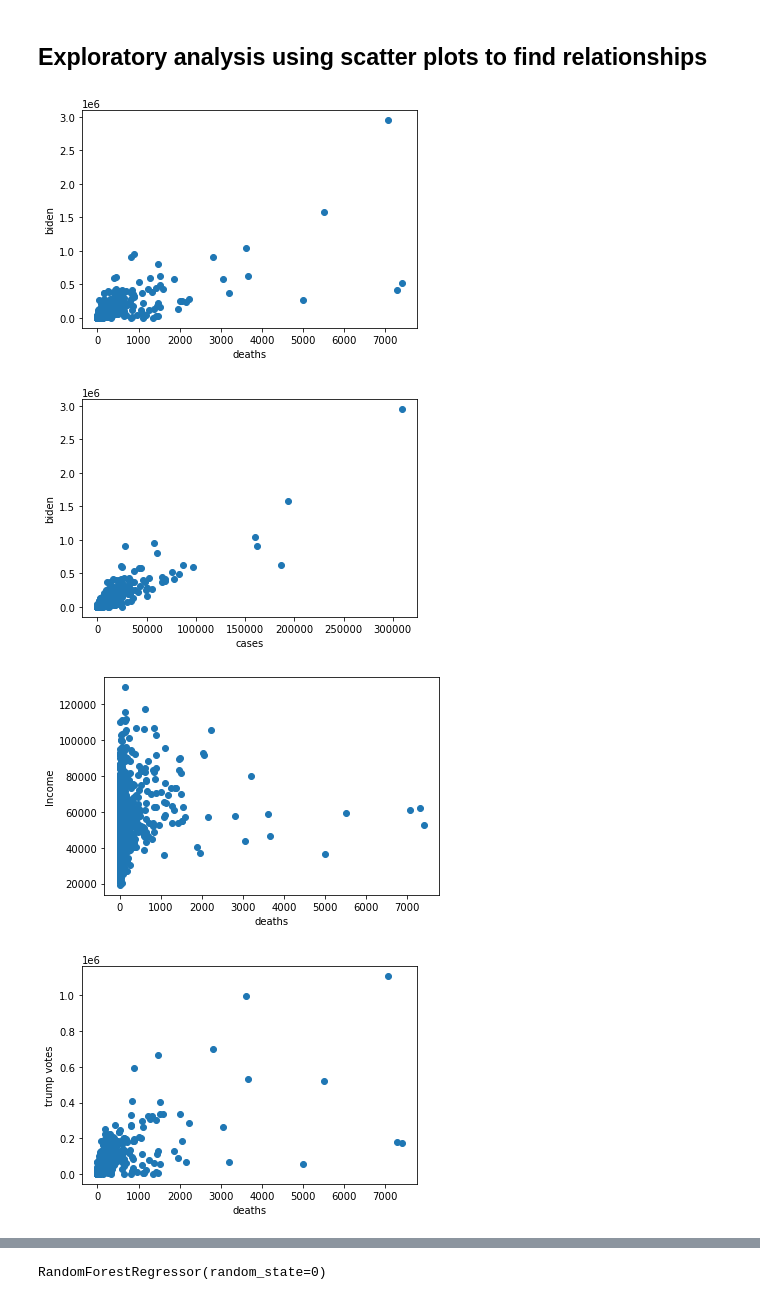
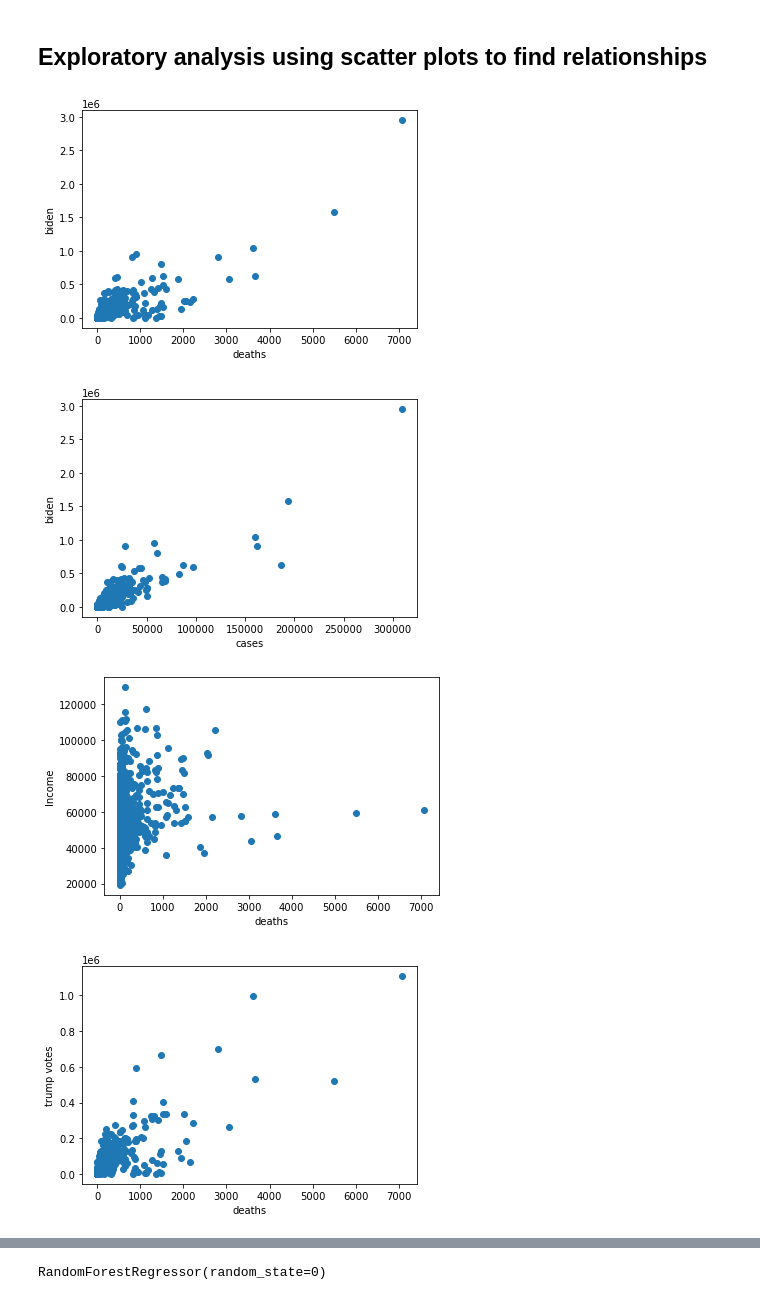
Before and after one commit to stephenanayashilliard/Covid_and_Politics, a Jupyter notebook: ml_seg1/segment_1_ml_deliverable.ipynb, the cells around one changed output, grey strips where cells are left out. Cells and saved outputs as stored; diff of their text form; code cells hidden in the pictures.

```diff
--- a/ml_seg1/segment_1_ml_deliverable.ipynb
+++ b/ml_seg1/segment_1_ml_deliverable.ipynb
@@ -15,6 +15,6 @@ from sklearn.metrics import confusion_matrix, accuracy_score, classification_rep
 from sklearn import metrics
 # %%
 # read in csv as dataframe
-df = pd.read_csv("county_statistics_for_model.csv", index_col=0)
+df = pd.read_csv('https://mydataclassdb-bucket.s3.amazonaws.com/covid_and_politics_db.csv')
 df.head()
 # %% [output]
@@ -28,5 +28,5 @@ df.head()
 # %%
 # drop unnecessary rows
-df = df.drop(['percentage16_Donald_Trump', 'percentage16_Hillary_Clinton', 'total_votes16', 'votes16_Donald_Trump', 'votes16_Hillary_Clinton', 'lat', 'long'], axis = 1)
+df = df.drop(['county','state','county_state','lat', 'long'], axis = 1)
 df.columns
 # %% [output]
@@ -88,35 +91,35 @@ dtype: object
 ## Exploratory analysis using scatter plots to find relationships
 # %%
 # identify relationships
-plt.scatter(df.deaths, df.votes20_Joe_Biden)
+plt.scatter(df.deaths, df.votes20_joe_biden)
 plt.xlabel('deaths')
 plt.ylabel('biden')
 plt.show()
 # %% [output]
-[figure, old version]
+[figure, new version]
 # %%
 # identify relationships
-plt.scatter(df.cases, df.votes20_Joe_Biden)
+plt.scatter(df.cases, df.votes20_joe_biden)
 plt.xlabel('cases')
 plt.ylabel('biden')
 plt.show()
 # %% [output]
-[figure, old version]
+[figure, new version]
 # %%
 # identify relationships
-plt.scatter(df.deaths, df.Income)
+plt.scatter(df.deaths, df.income)
 plt.xlabel('deaths')
 plt.ylabel('Income')
 plt.show()
 # %% [output]
-[figure, old version]
+[figure, new version]
 # %%
 # identify relationships
-plt.scatter(df.deaths, df.votes20_Donald_Trump)
+plt.scatter(df.deaths, df.votes20_donald_trump)
 plt.xlabel('deaths')
 plt.ylabel('trump votes')
 plt.show()
 # %% [output]
-[figure, old version]
+[figure, new version]
 # %%
 # identify relationships
```
Also changed, not shown: parts of 18 cells of this notebook, 2 other files.
